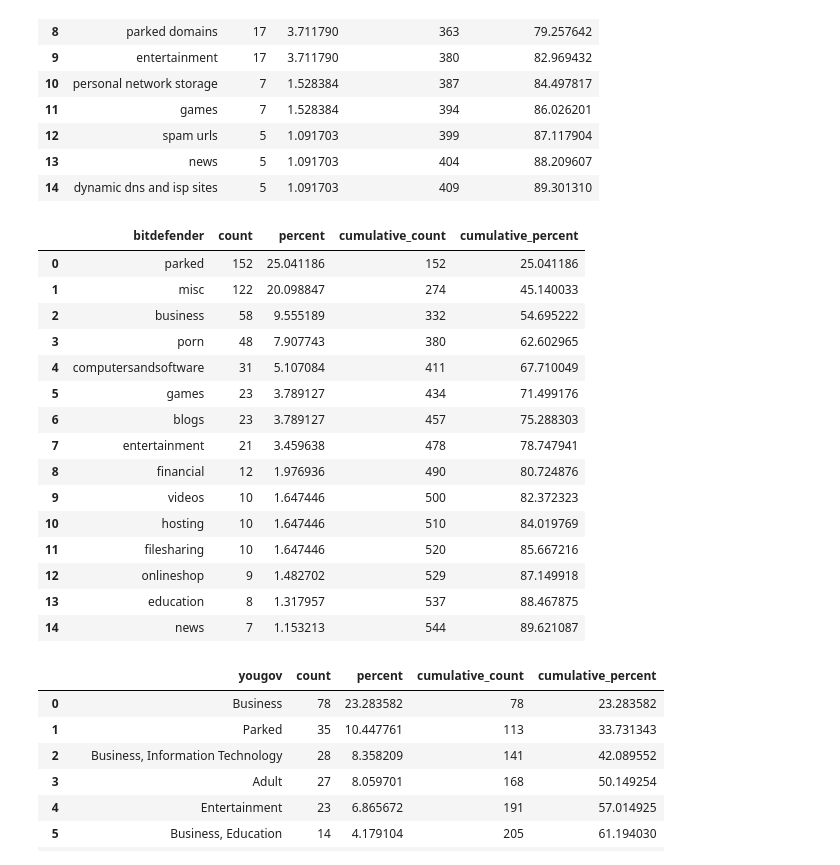
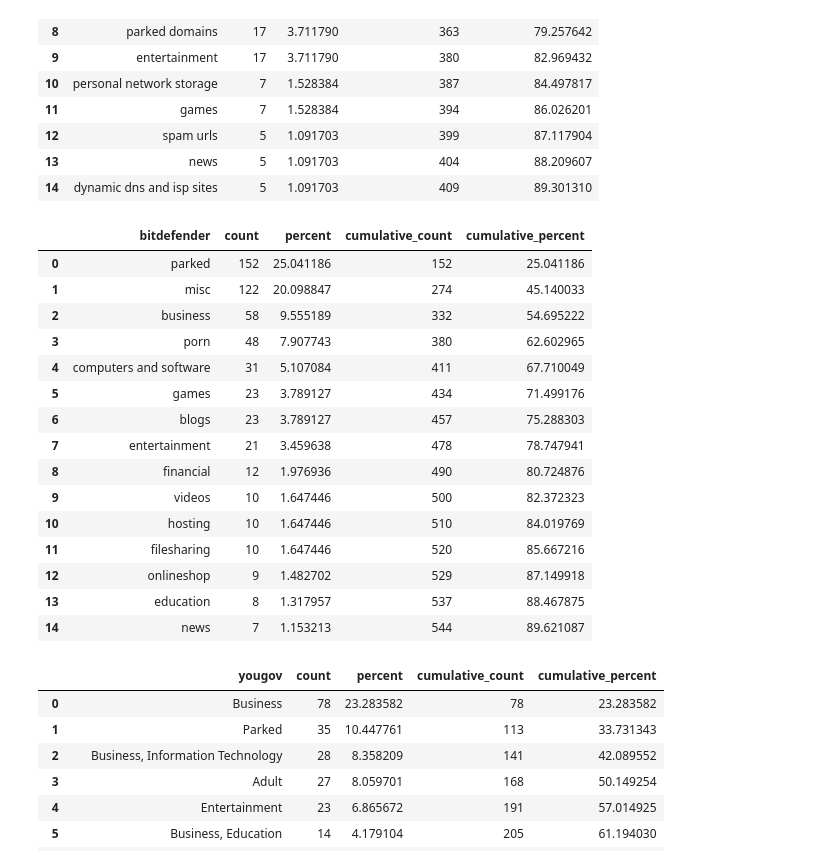
Before and after one commit to themains/bad_domains, a Jupyter notebook: scripts/domain-level.ipynb, the cells around one changed output. Saved outputs shown, nothing was run; the diff lists cells and outputs as text; code cells hidden in the pictures.

```diff
--- a/scripts/domain-level.ipynb
+++ b/scripts/domain-level.ipynb
@@ -184,15 +190,20 @@ sophos_cat
 | 13 | news | 5 | 1.091703 | 404 | 88.209607 |
 | 14 | dynamic dns and isp sites | 5 | 1.091703 | 409 | 89.301310 |
 # %%
-bitdefender_cat = df.query("malicious>=2").stb.freq(["bitdefender"]).head(_n)
+bitdefender_cat = (
+    df.query("malicious>=2")
+    .replace("computersandsoftware", "computers and software")
+    .stb.freq(["bitdefender"])
+    .head(_n)
+)
 bitdefender_cat
 # %% [output]
 |  | bitdefender | count | percent | cumulative_count | cumulative_percent |
 | 0 | parked | 152 | 25.041186 | 152 | 25.041186 |
 | 1 | misc | 122 | 20.098847 | 274 | 45.140033 |
 | 2 | business | 58 | 9.555189 | 332 | 54.695222 |
 | 3 | porn | 48 | 7.907743 | 380 | 62.602965 |
-| 4 | computersandsoftware | 31 | 5.107084 | 411 | 67.710049 |
+| 4 | computers and software | 31 | 5.107084 | 411 | 67.710049 |
 | 5 | games | 23 | 3.789127 | 434 | 71.499176 |
 | 6 | blogs | 23 | 3.789127 | 457 | 75.288303 |
 | 7 | entertainment | 21 | 3.459638 | 478 | 78.747941 |
```
Also changed, not shown: parts of 6 cells of this notebook.
